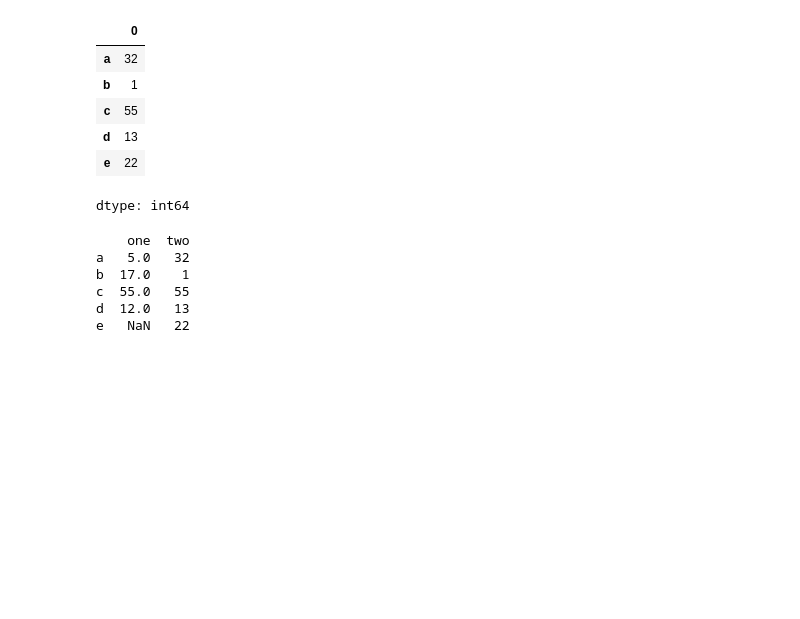
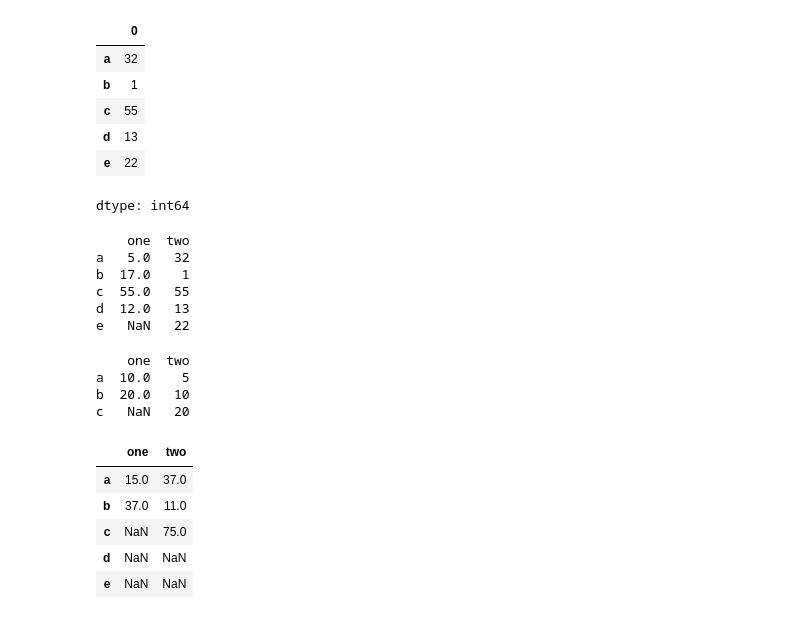
Before and after one commit to IAT-ExploringAI-2025/Week1-Intro-to-Python, a Jupyter notebook: Introduction_to_Python.ipynb, the cells around one changed output. Drawn from its saved outputs; the diff is of its cells as text; code cells hidden in the pictures; blank space fills up the shorter version.

```diff
--- a/Introduction_to_Python.ipynb
+++ b/Introduction_to_Python.ipynb
@@ -1506,3 +1506,23 @@ b  17.0    1
 c  55.0   55
 d  12.0   13
 e   NaN   22
+# %%
+yea = {'one':pd.Series({'a':10,"b":20}), 'two':pd.Series({'a':5,'b':10,'c':20})}
+
+sus = pd.DataFrame(yea)
+
+print(sus)
+# %% [output]
+    one  two
+a  10.0    5
+b  20.0   10
+c   NaN   20
+# %%
+sus+lalala
+# %% [output]
+|  | one | two |
+| a | 15.0 | 37.0 |
+| b | 37.0 | 11.0 |
+| c | NaN | 75.0 |
+| d | NaN | NaN |
+| e | NaN | NaN |
```
